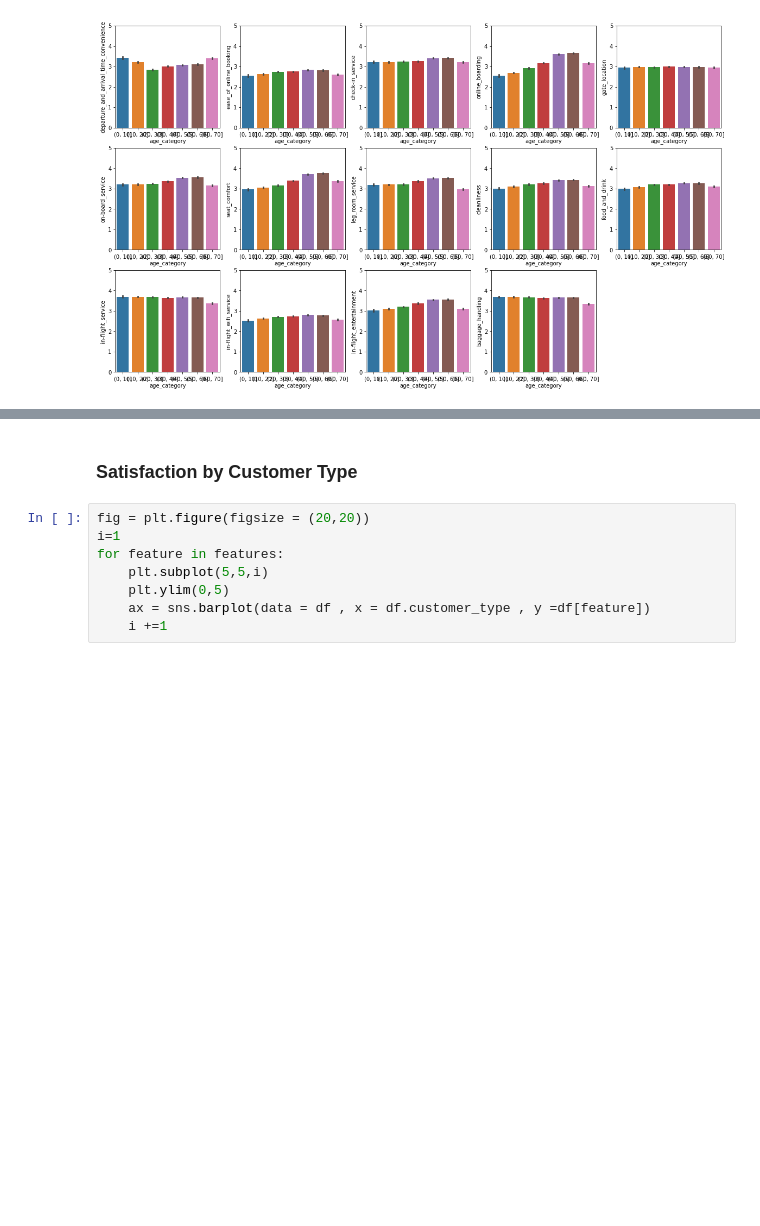
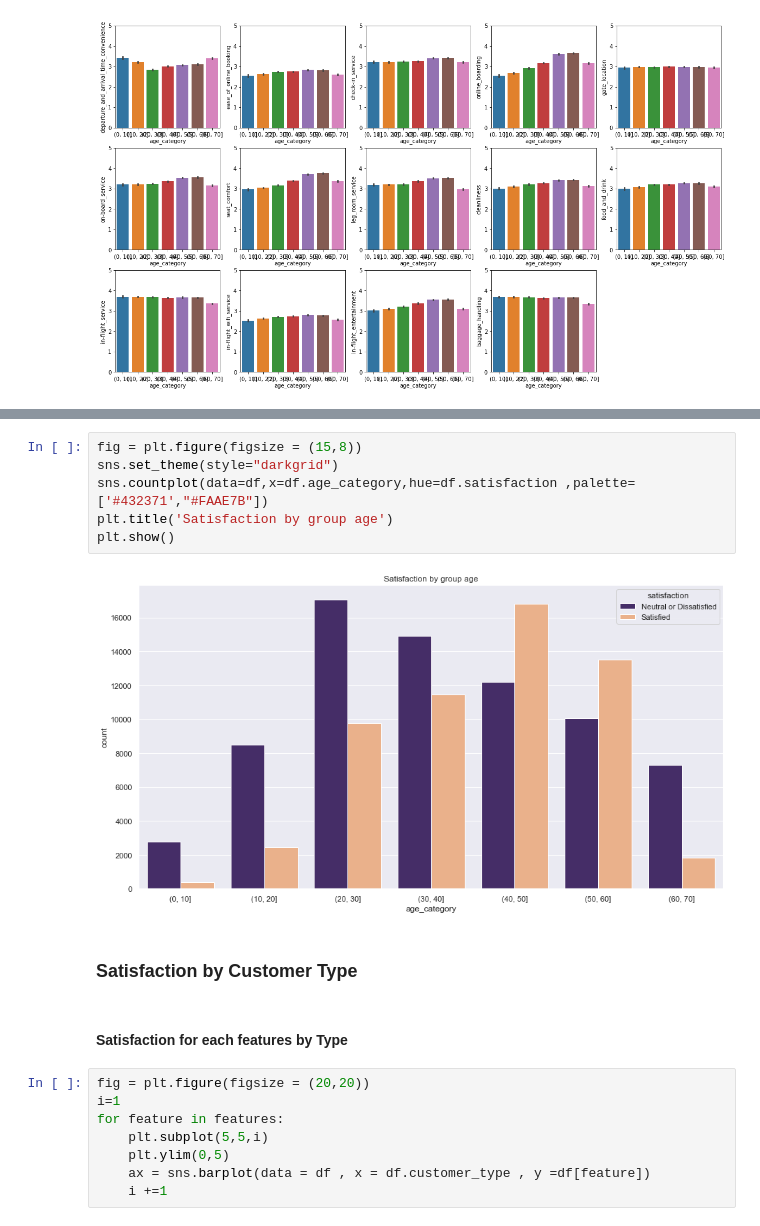
Before and after one commit to Yurhigz/Airline-Passenger-Satisfaction, a Jupyter notebook: Python Script.ipynb, the cells around one changed output, grey strips where cells are left out. Saved outputs shown, nothing was run; the diff lists cells and outputs as text; blank space fills up the shorter version.

```diff
--- a/Python Script.ipynb
+++ b/Python Script.ipynb
@@ -214,5 +229,15 @@ for feature in features:
+# %%
+fig = plt.figure(figsize = (15,8))
+sns.set_theme(style="darkgrid")
+sns.countplot(data=df,x=df.age_category,hue=df.satisfaction ,palette=['#432371',"#FAAE7B"])
+plt.title('Satisfaction by group age')
+plt.show()
+# %% [output]
+[figure, added]
 # %% [markdown]
 ### Satisfaction by Customer Type
+# %% [markdown]
+#### Satisfaction for each features by Type
 # %%
 fig = plt.figure(figsize = (20,20))
 i=1
```
Also changed, not shown: parts of 14 cells of this notebook.
